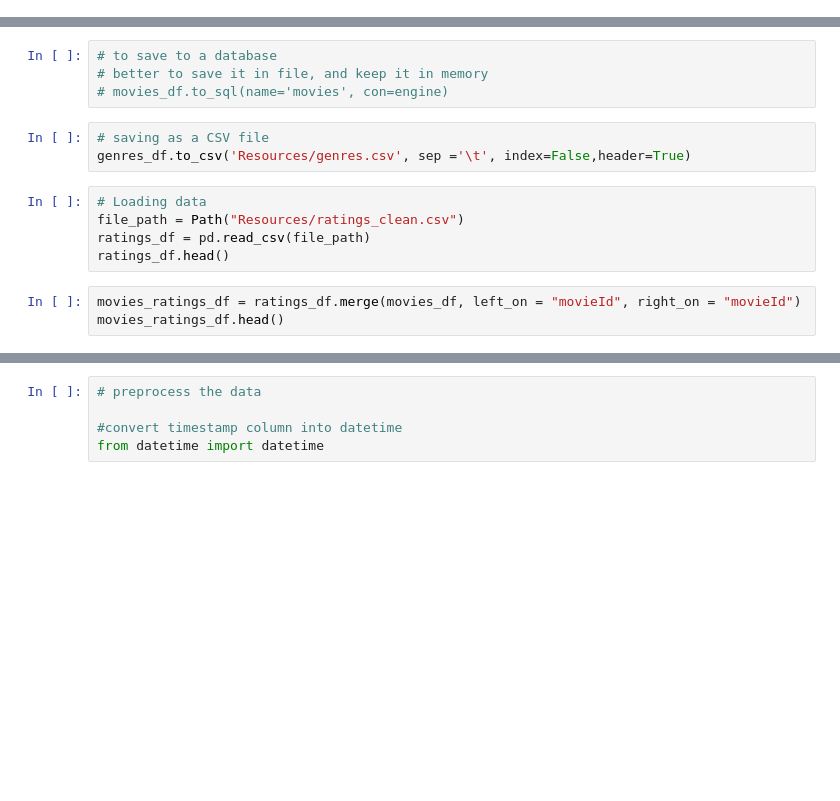
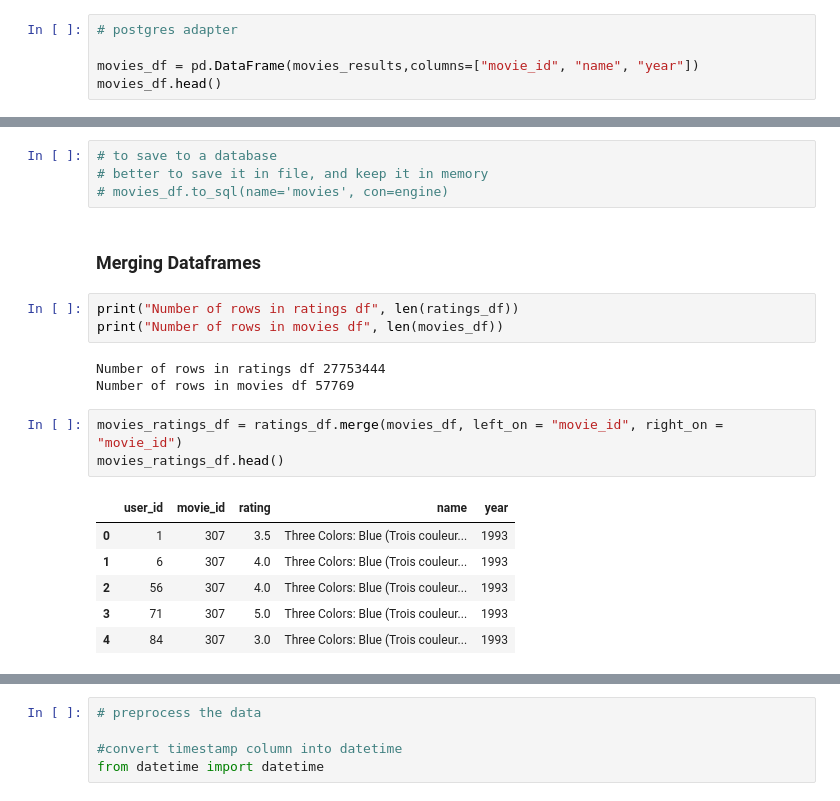
Before and after one commit to HelyxM/Final-Project, a Jupyter notebook: movies_ML_Analysis.ipynb, the cells around one changed output, grey strips where cells are left out. Drawn from its saved outputs; the diff is of its cells as text; blank space fills up the shorter version.

```diff
--- a/movies_ML_Analysis.ipynb
+++ b/movies_ML_Analysis.ipynb
@@ -52,0 +72,5 @@ print(query_results)
+# %%
+# postgres adapter
+
+movies_df = pd.DataFrame(movies_results,columns=["movie_id", "name", "year"])
+movies_df.head()
@@ -170,14 +180,21 @@ conn.close
 # to save to a database
 # better to save it in file, and keep it in memory
 # movies_df.to_sql(name='movies', con=engine)
-# %%
-# saving as a CSV file
-genres_df.to_csv('Resources/genres.csv', sep ='\t', index=False,header=True)
-# %%
-# Loading data
-file_path = Path("Resources/ratings_clean.csv")
-ratings_df = pd.read_csv(file_path)
-ratings_df.head()
+# %% [markdown]
+### Merging Dataframes
+# %%
+print("Number of rows in ratings df", len(ratings_df))
+print("Number of rows in movies df", len(movies_df))
+# %% [output]
+Number of rows in ratings df 27753444
+Number of rows in movies df 57769
 # %%
-movies_ratings_df = ratings_df.merge(movies_df, left_on = "movieId", right_on = "movieId")
+movies_ratings_df = ratings_df.merge(movies_df, left_on = "movie_id", right_on = "movie_id")
 movies_ratings_df.head()
+# %% [output]
+|  | user_id | movie_id | rating | name | year |
+| 0 | 1 | 307 | 3.5 | Three Colors: Blue (Trois couleur... | 1993 |
+| 1 | 6 | 307 | 4.0 | Three Colors: Blue (Trois couleur... | 1993 |
+| 2 | 56 | 307 | 4.0 | Three Colors: Blue (Trois couleur... | 1993 |
+| 3 | 71 | 307 | 5.0 | Three Colors: Blue (Trois couleur... | 1993 |
+| 4 | 84 | 307 | 3.0 | Three Colors: Blue (Trois couleur... | 1993 |
```
Also changed, not shown: parts of 42 cells of this notebook.
